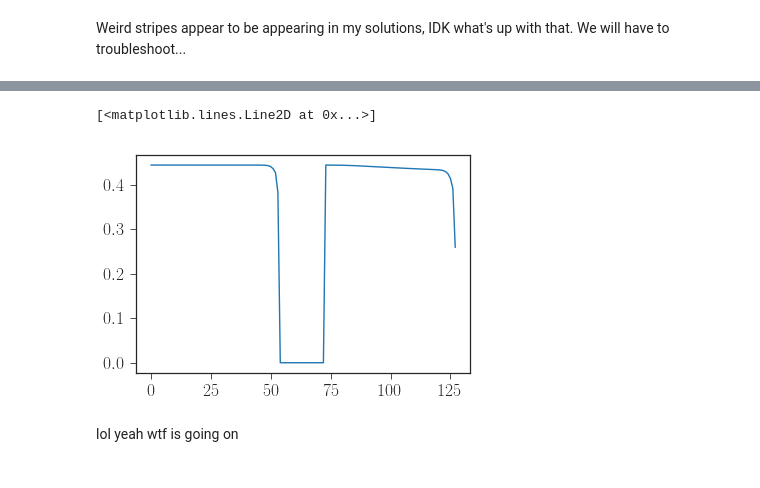
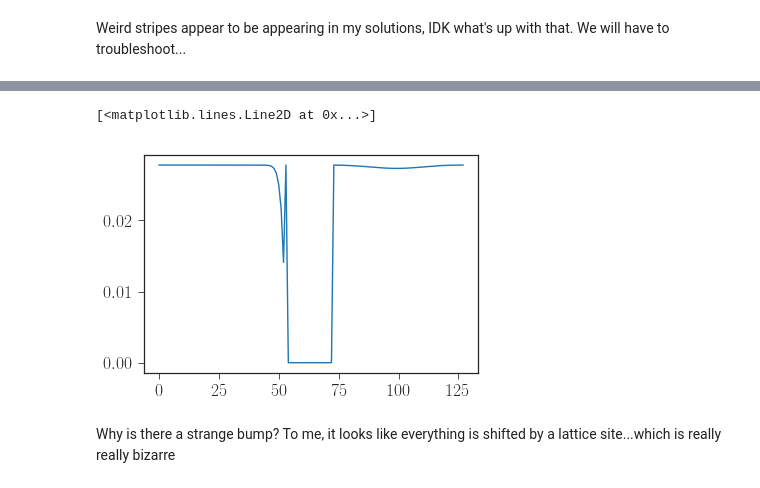
Before and after one commit to btweinstein/LB_colony_growth, a Jupyter notebook: 2018_04_23_mako_opencl_2d.ipynb, the cells around one changed output, grey strips where cells are left out. Saved outputs shown, nothing was run; the diff lists cells and outputs as text; code cells hidden in the pictures.

```diff
--- a/2018_04_23_mako_opencl_2d.ipynb
+++ b/2018_04_23_mako_opencl_2d.ipynb
@@ -98,5 +98,5 @@ plt.colorbar()
 # %%
-k_list = [.1, .1]
+k_list = [10, 10]
 m_reproduce_list = [m0, m0]
 velocity_set = 'D2Q9'
 D = .5 * (1./3.)
@@ -146,5 +161,5 @@ plt.colorbar()
 # %%
-dla_colony.run(30)
+dla_colony.run(100)
 # %%
 plt.imshow(dla_colony.rho.get())
 plt.colorbar()
@@ -189,5 +186,3 @@ dla_colony.f_streamed.get().sum()
-# %%
-dla_colony.update_after_streaming.run().wait()
 # %% [markdown]
 Weird stripes appear to be appearing in my solutions, IDK what's up with that. We will have to troubleshoot...
 # %%
@@ -198,7 +190,7 @@ plt.plot(dla_colony.rho.get()[nx/2, :])
 # %%
-plt.plot(dla_colony.f_streamed.get()[nx/2, :, 0])
+plt.plot(dla_colony.f_streamed.get()[nx/2, :, 8])
 # %% [output]
 [<matplotlib.lines.Line2D at 0x...>]
-[figure, old version]
+[figure, new version]
-# %% [markdown]
-lol yeah wtf is going on
+# %% [markdown]
+Why is there a strange bump? To me, it looks like everything is shifted by a lattice site...which is really really bizarre
```
Also changed, not shown: parts of 16 cells of this notebook, 1 other file.
